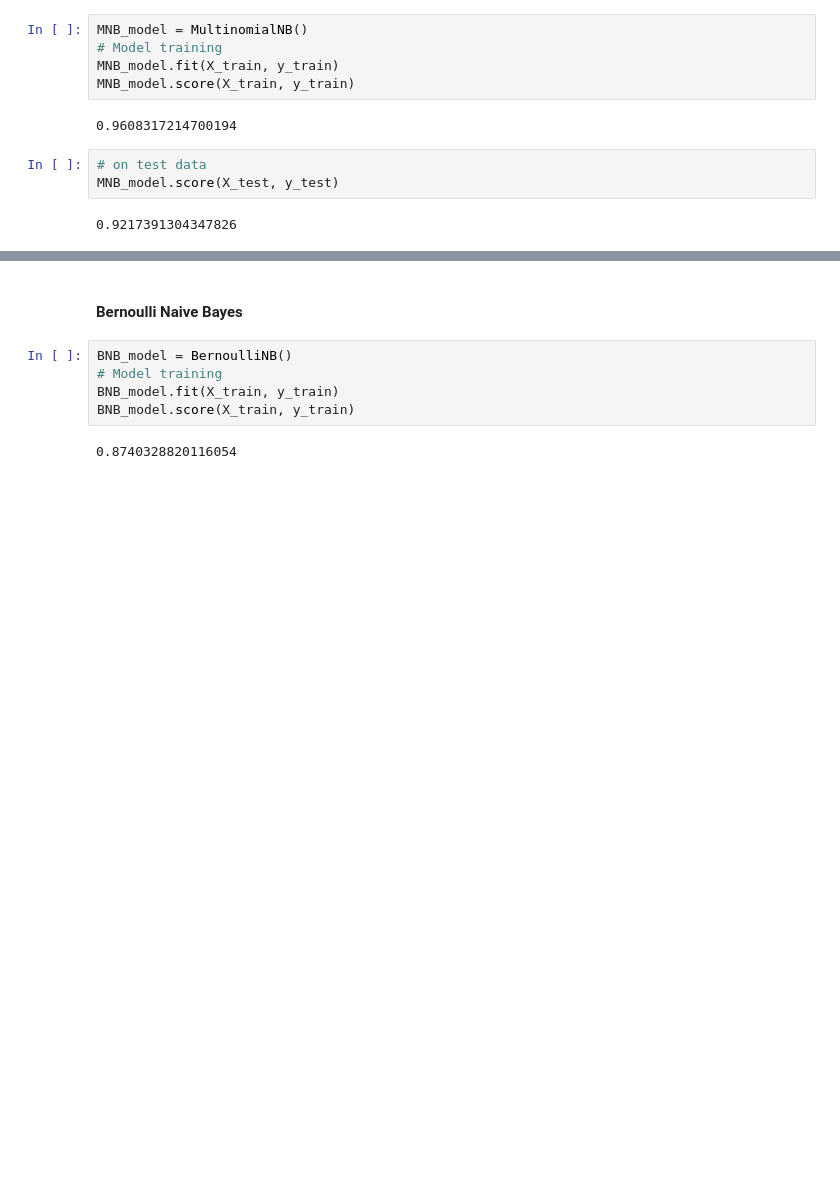
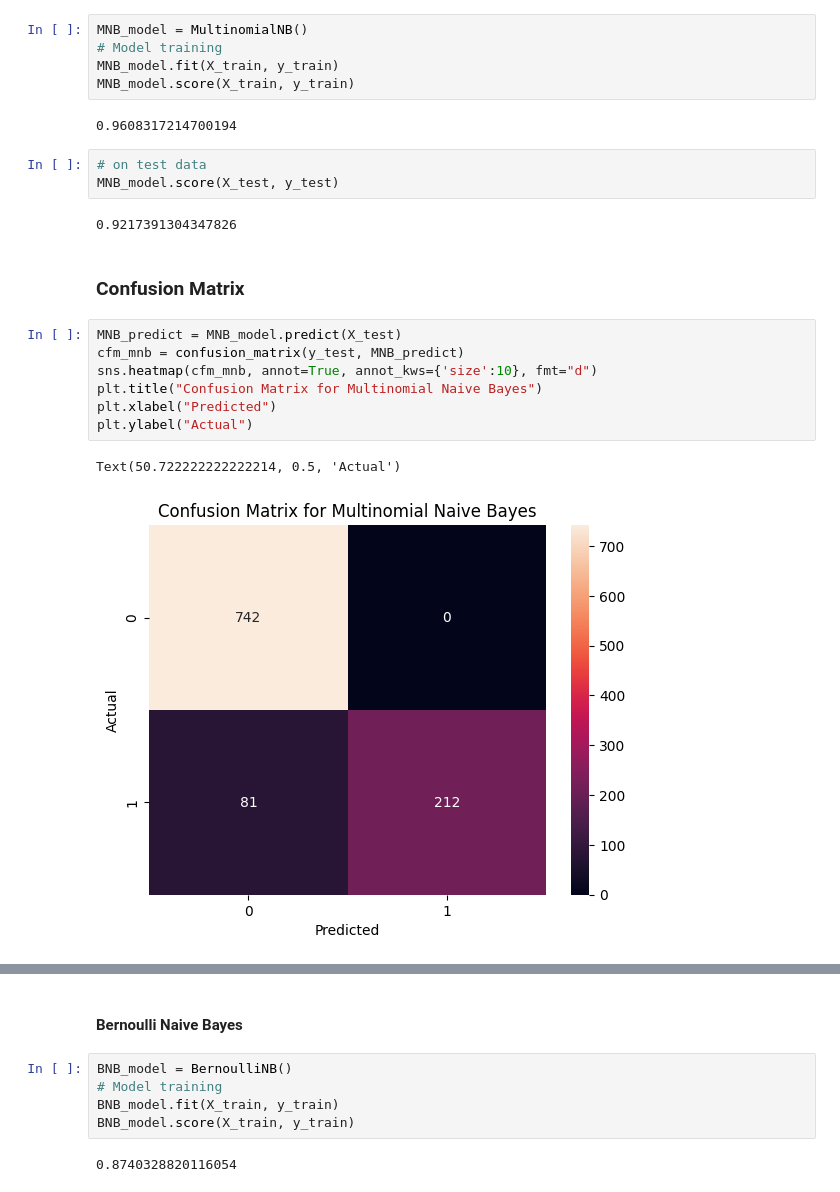
Before and after one commit to itsjustdannyb/spam-detection, a Jupyter notebook: email_spam.ipynb, the cells around one changed output, grey strips where cells are left out. Saved outputs shown, nothing was run; the diff lists cells and outputs as text; blank space fills up the shorter version.

```diff
--- a/email_spam.ipynb
+++ b/email_spam.ipynb
@@ -131,3 +159,15 @@ MNB_model.score(X_train, y_train)
 MNB_model.score(X_test, y_test)
 # %% [output]
 0.9217391304347826
+# %% [markdown]
+### Confusion Matrix
+# %%
+MNB_predict = MNB_model.predict(X_test)
+cfm_mnb = confusion_matrix(y_test, MNB_predict)
+sns.heatmap(cfm_mnb, annot=True, annot_kws={'size':10}, fmt="d")
+plt.title("Confusion Matrix for Multinomial Naive Bayes")
+plt.xlabel("Predicted")
+plt.ylabel("Actual")
+# %% [output]
+Text(50.722222222222214, 0.5, 'Actual')
+[figure, added]
```
Also changed, not shown: parts of 13 cells of this notebook.
